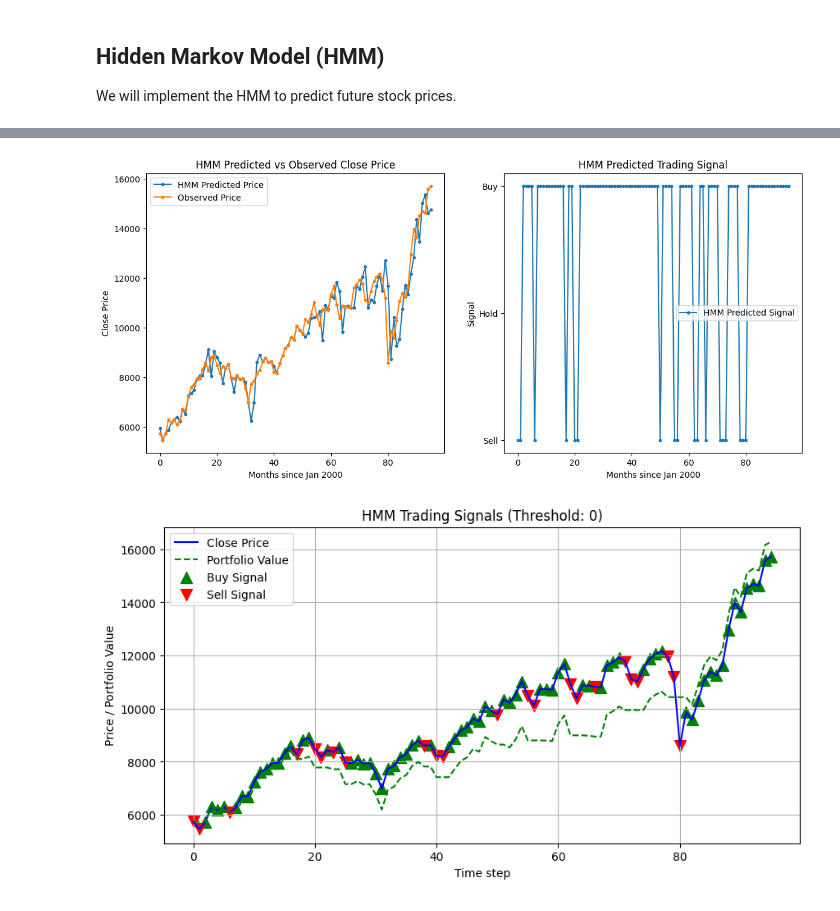
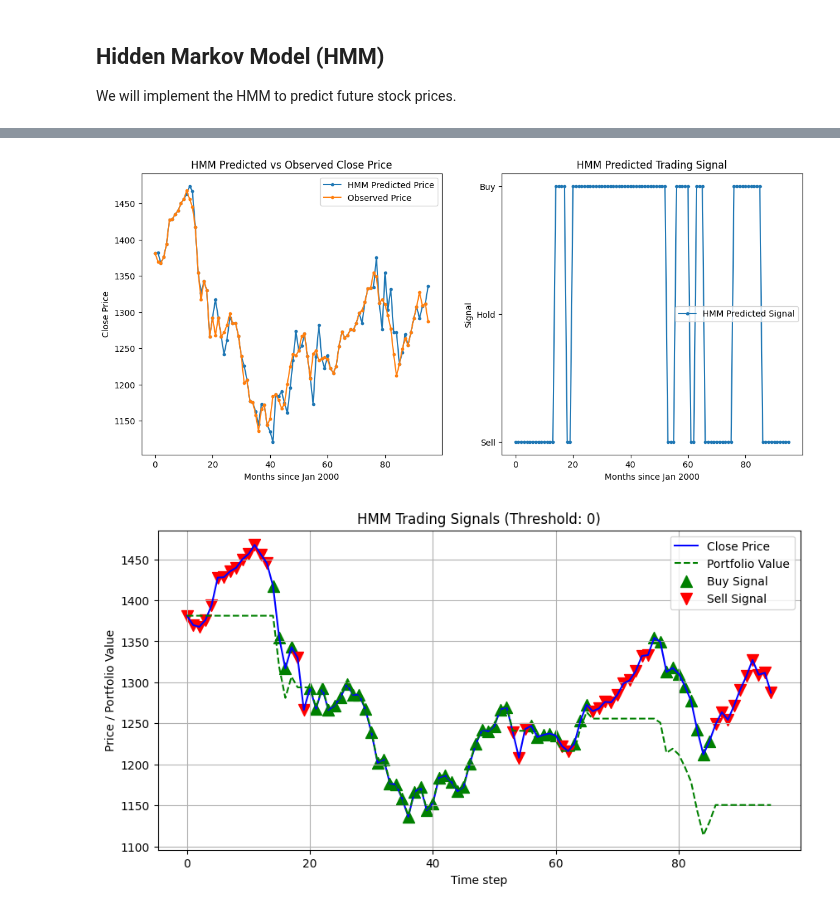
Before and after one commit to anderswol/AppStat2, a Jupyter notebook: Rasmus/Stock_Price_Prediction_Models_Comparison.ipynb, the cells around one changed output, grey strips where cells are left out. Saved outputs shown, nothing was run; the diff lists cells and outputs as text; code cells hidden in the pictures.

```diff
--- a/Rasmus/Stock_Price_Prediction_Models_Comparison.ipynb
+++ b/Rasmus/Stock_Price_Prediction_Models_Comparison.ipynb
@@ -66,0 +49,6 @@ print(data)
+# %%
+obs = data.copy()
+
+obs = obs.reset_index()
+data = obs[:162]
+print(data)
@@ -69,8 +72,9 @@ print(data)
 
 We will implement the HMM to predict future stock prices.
 # %%
-data_ = data[data.columns[1:5]]
-obs_ = obs[obs.columns[1:5]]
+data_ = data[data.columns[1:6]]
+obs_ = obs[obs.columns[1:6]]
+print(obs_)
 
 # Define the size of the training window
 predict_size = 96
@@ -223,8 +242,9 @@ def GenerateSignals(obs, expected_pct_changes, threshold=0):
     predict_size = len(expected_pct_changes)
     relevant_prices = obs['Close'].iloc[-predict_size-20:] # Buffer for EMAs
 
-    fast_ema = relevant_prices.ewm(span=2, adjust=False).mean()
+    fast_ema = relevant_prices.ewm(span=3, adjust=False).mean()
     slow_ema = relevant_prices.ewm(span=10, adjust=False).mean()
+
 
     for i in range(predict_size):
         # Match indices
@@ -234,9 +254,13 @@ def GenerateSignals(obs, expected_pct_changes, threshold=0):
         s_ema = slow_ema.iloc[idx]
         pct = expected_pct_changes[i]
 
-        # Binary Logic: AND for Entry, OR for Exit
-        is_bullish = pct > threshold or curr_p > s_ema
-        is_bearish = pct < -threshold and curr_p < f_ema
+        ema_slope = fast_ema.iloc[idx] - fast_ema.iloc[idx-1]
+
+        trend_bull = ema_slope > 0
+        trend_bear = ema_slope < 0
+
+        is_bullish = pct > threshold and trend_bull
+        is_bearish = pct < -threshold and trend_bear
 
         if last_pos <= 0:
             curr_sig = 1 if is_bullish else -1
@@ -248,7 +272,7 @@ def GenerateSignals(obs, expected_pct_changes, threshold=0):
 
     return signals
 # %%
-signals = GenerateSignals(obs, expected_pct_changes, 0.1)
+signals = GenerateSignals(obs_, expected_pct_changes, 0)
 fig, ax = plt.subplots(figsize=(14, 6), ncols = 2)
 hmm_price_array = np.array(hmm_price_orig)
 ax[0].plot(hmm_price_array,marker='.', label = "HMM Predicted Price")
@@ -265,7 +289,7 @@ ax[1].set_title("HMM Predicted Trading Signal")
 ax[1].legend()
 plt.show()
 # %% [output]
-[figure, old version]
+[figure, new version]
 # %%
 def trading_strat(signals, close):
     """
@@ -333,8 +356,8 @@ def plot_trading_signals(close, signals, values, threshold):
     plt.show()
 # %%
 for t in [0]:
-    signals = GenerateSignals(obs, expected_pct_changes, threshold=t)
+    signals = GenerateSignals(obs_, expected_pct_changes, threshold=t)
     values, positions = trading_strat(signals, close)
     plot_trading_signals(close, signals, values, threshold=t)
 # %% [output]
-[figure, old version]
+[figure, new version]
```
Also changed, not shown: parts of 4 cells of this notebook.
